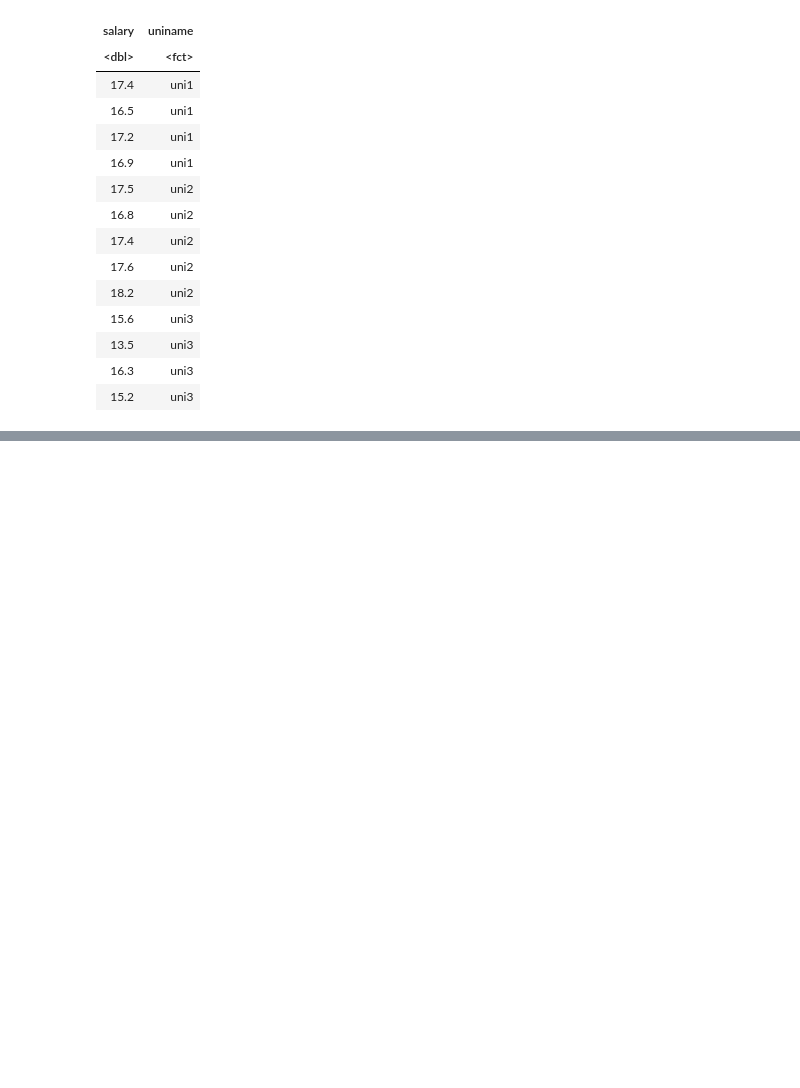
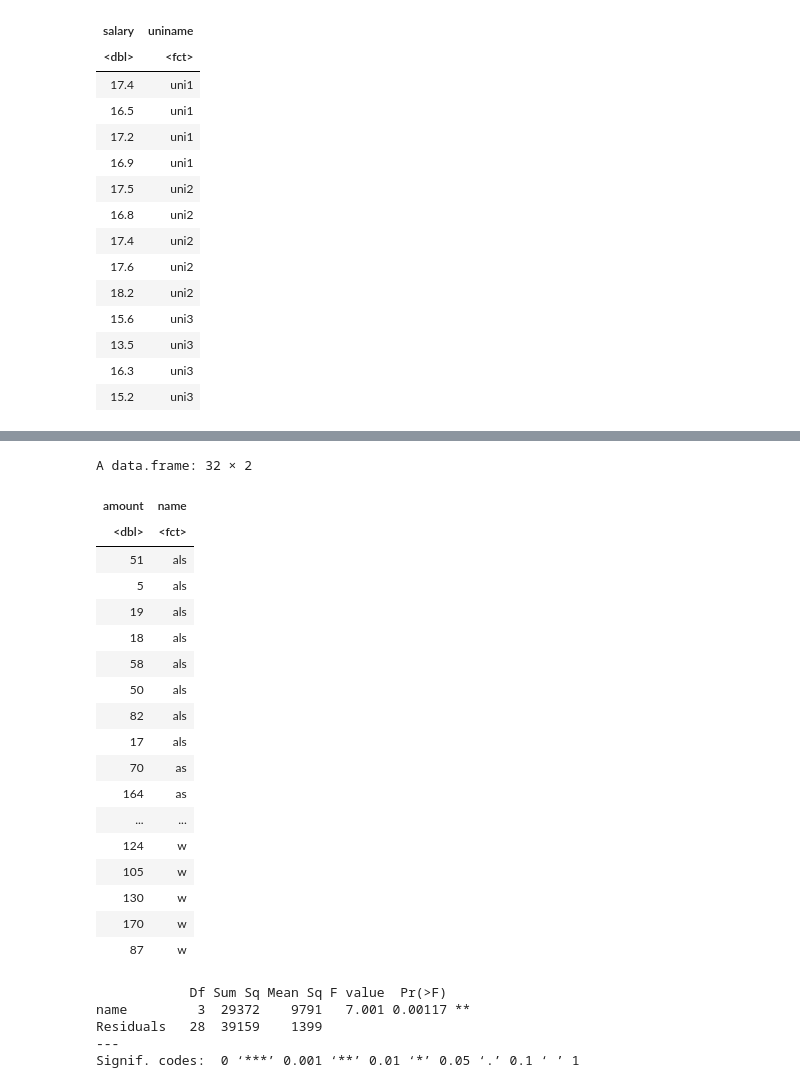
Before and after one commit to tontantip/DADS6001-Project-Applied-statistics, a Jupyter notebook: in class/anova.ipynb, the cells around one changed output, grey strips where cells are left out. Cells and saved outputs as stored; diff of their text form; code cells hidden in the pictures; blank space fills up the shorter version.

```diff
--- a/in class/anova.ipynb
+++ b/in class/anova.ipynb
@@ -501,7 +501,8 @@ u_1 <- c(17.4,16.5,17.2,16.9)
 u_2 <- c(17.5,16.8,17.4,17.6,18.2)
 u_3 <- c(15.6,13.5,16.3,15.2)
 
-uniname <- factor(c(rep("uni1",length(u_1)),
+uniname <- factor(c(
+    rep("uni1",length(u_1)),
     rep("uni2",length(u_2)),
     rep("uni3",length(u_3))
 
@@ -528,0 +556,43 @@ A data.frame: 13 × 2
+# %%
+als <- c(51,5,19,18,58,50,82,17)
+as <- c(70,164,88,111,73,119,20,95)
+s <- c(84,51,110,67,119,108,207,102)
+w <- c(74,135,102,124,105,130,170,87)
+
+name <- factor(c(rep("als",length(als)),
+rep("as",length(as)),
+rep("s",length(s)), rep("w",length(w))))
+
+amount <- c(als,as,s,w)
+
+data_table <- data.frame(amount,name)
+data_table
+# %% [output]
+A data.frame: 32 × 2
+| amount | name |
+| <dbl> | <fct> |
+| 51 | als |
+| 5 | als |
+| 19 | als |
+| 18 | als |
+| 58 | als |
+| 50 | als |
+| 82 | als |
+| 17 | als |
+| 70 | as |
+| 164 | as |
+| ... | ... |
+| 124 | w |
+| 105 | w |
+| 130 | w |
+| 170 | w |
+| 87 | w |
+# %%
+anova_model <- aov(amount ~ name, data = data_anova)
+summary(anova_model)
+# %% [output]
+            Df Sum Sq Mean Sq F value  Pr(>F)
+name         3  29372    9791   7.001 0.00117 **
+Residuals   28  39159    1399
+---
+Signif. codes:  0 ‘***’ 0.001 ‘**’ 0.01 ‘*’ 0.05 ‘.’ 0.1 ‘ ’ 1
```
Also changed, not shown: parts of 12 cells of this notebook.
